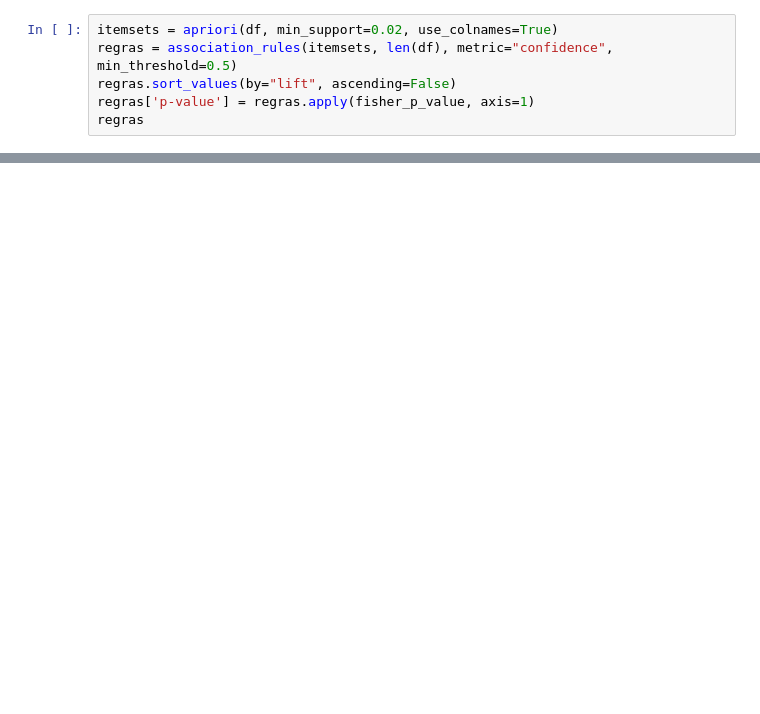
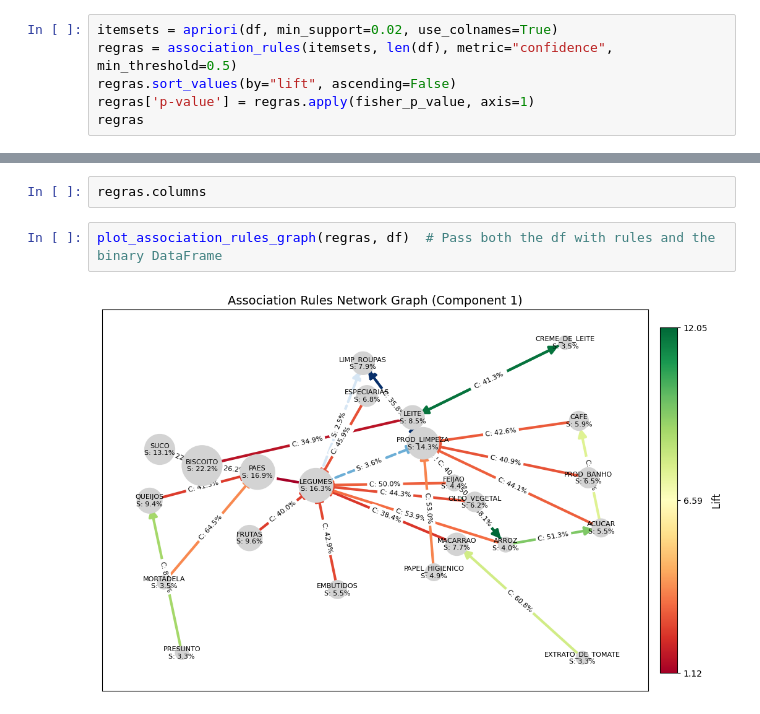
Before and after one commit to LanaArmond/DCC127-2024.3, a Jupyter notebook: DCC127_Trabalho_04.ipynb, the cells around one changed output, grey strips where cells are left out. Cells and saved outputs as stored; diff of their text form; blank space fills up the shorter version.

```diff
--- a/DCC127_Trabalho_04.ipynb
+++ b/DCC127_Trabalho_04.ipynb
@@ -118,0 +278,6 @@ regras
+# %%
+regras.columns
+# %%
+plot_association_rules_graph(regras, df)  # Pass both the df with rules and the binary DataFrame
+# %% [output]
+[figure, added]
```
Also changed, not shown: parts of 5 cells of this notebook.
